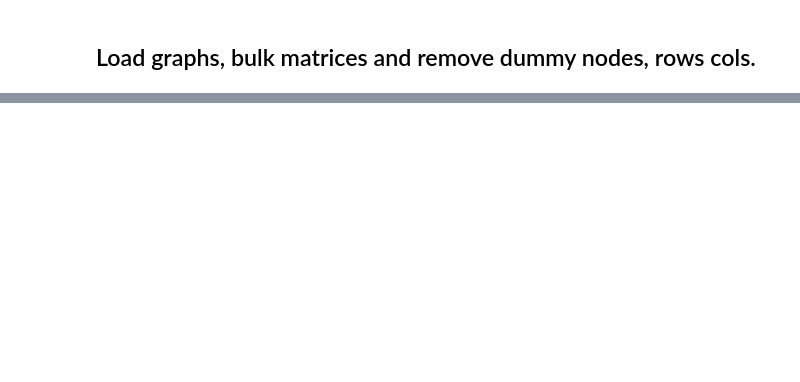
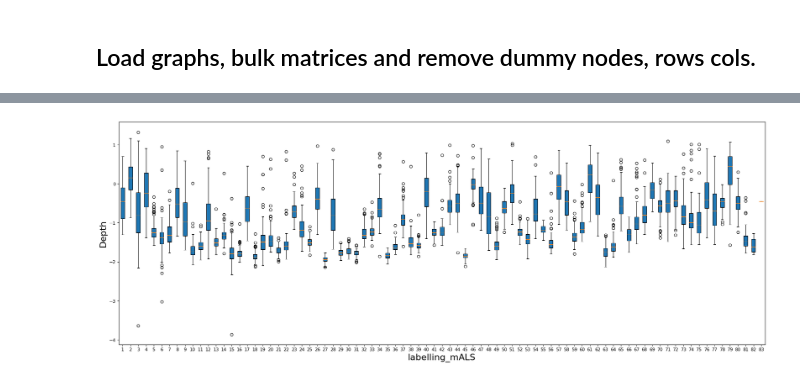
Before and after one commit to Rohit3594/Graph_matching, a Jupyter notebook: Matlab_MGM_affintiy_gen/Compute depth Variance.ipynb, the cells around one changed output, grey strips where cells are left out. Cells and saved outputs as stored; diff of their text form; code cells hidden in the pictures; blank space fills up the shorter version.

```diff
--- a/Matlab_MGM_affintiy_gen/Compute depth Variance.ipynb
+++ b/Matlab_MGM_affintiy_gen/Compute depth Variance.ipynb
@@ -70,0 +125,5 @@ Number of labels: 101
+# %%
+figure(figsize=(26, 9), dpi=80)
+create_depth_boxplot_matching(method_label='labelling_mALS')
+# %% [output]
+[figure, added]
```
Also changed, not shown: parts of 25 cells of this notebook, 13 other files.
